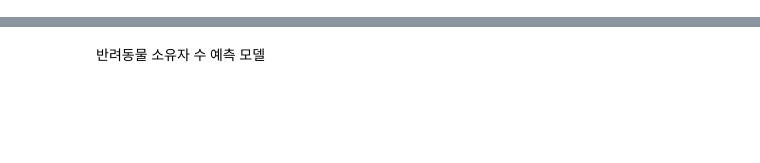
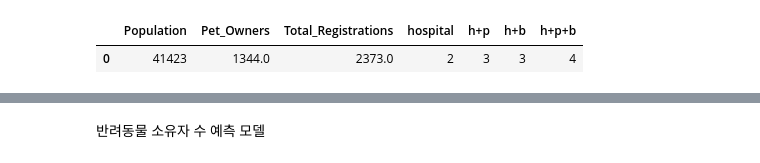
Before and after one commit to Kkimjiwoo/-Team_Project-, a Jupyter notebook: 결측치 처리/회귀분석_소유자수_추정.ipynb, the cells around one changed output, grey strips where cells are left out. Cells and saved outputs as stored; diff of their text form; code cells hidden in the pictures; blank space fills up the shorter version.

```diff
--- a/결측치 처리/회귀분석_소유자수_추정.ipynb
+++ b/결측치 처리/회귀분석_소유자수_추정.ipynb
@@ -318,0 +23,7 @@ result = model.fit(x, y)
+# %%
+# 필요없는 열 제거
+data = data.drop(['Unnamed: 0','Gu','Dong','product','beauty','p+b'],axis=1)
+data.head(1)
+# %% [output]
+|  | Population | Pet_Owners | Total_Registrations | hospital | h+p | h+b | h+p+b |
+| 0 | 41423 | 1344.0 | 2373.0 | 2 | 3 | 3 | 4 |
```
Also changed, not shown: parts of 66 cells of this notebook, 1 other file.
